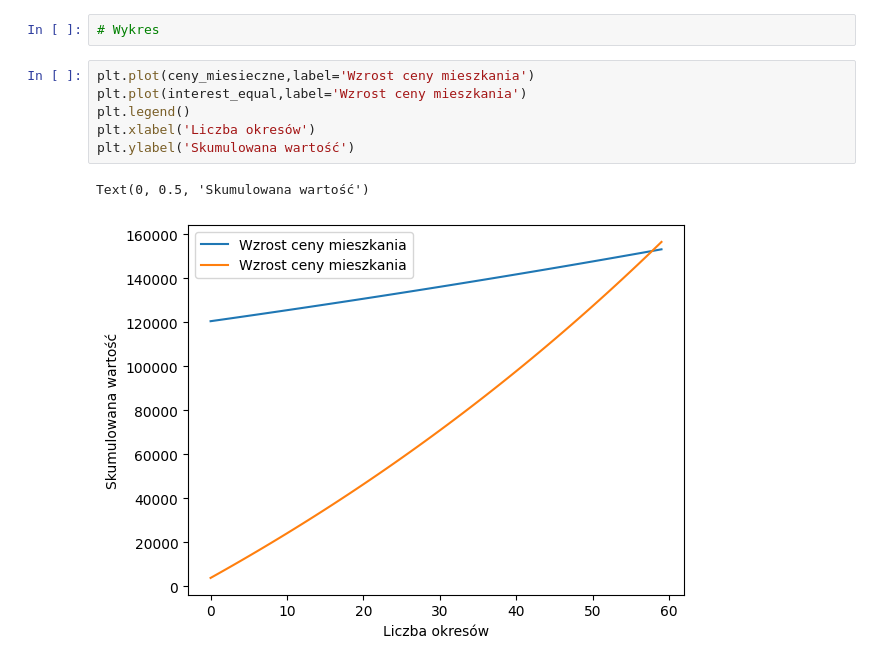
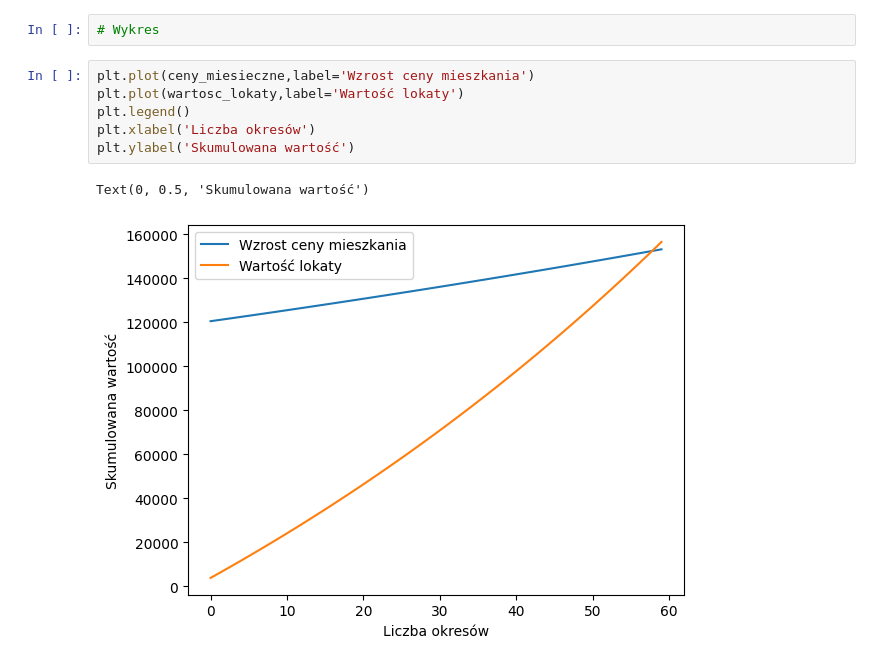
Before and after one commit to grzegorztata/Python, a Jupyter notebook: Modul_7/Modul_7_6/Zadanie_7_6.ipynb, the cells around one changed output. Drawn from its saved outputs; the diff is of its cells as text.

```diff
--- a/Modul_7/Modul_7_6/Zadanie_7_6.ipynb
+++ b/Modul_7/Modul_7_6/Zadanie_7_6.ipynb
@@ -72,10 +72,10 @@ print(wartosc_lokaty)
 # Wykres
 # %%
 plt.plot(ceny_miesieczne,label='Wzrost ceny mieszkania')
-plt.plot(interest_equal,label='Wzrost ceny mieszkania')
+plt.plot(wartosc_lokaty,label='Wartość lokaty')
 plt.legend()
 plt.xlabel('Liczba okresów')
 plt.ylabel('Skumulowana wartość')
 # %% [output]
 Text(0, 0.5, 'Skumulowana wartość')
-[figure, old version]
+[figure, new version]
```
Also changed, not shown: 31 other files.
